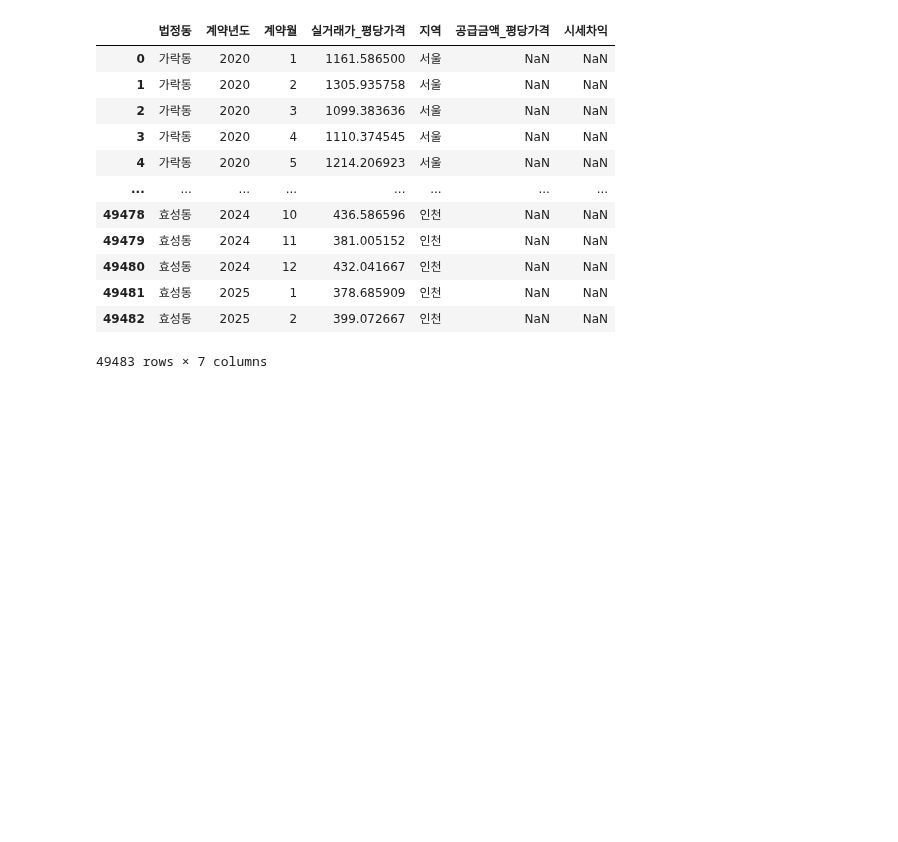
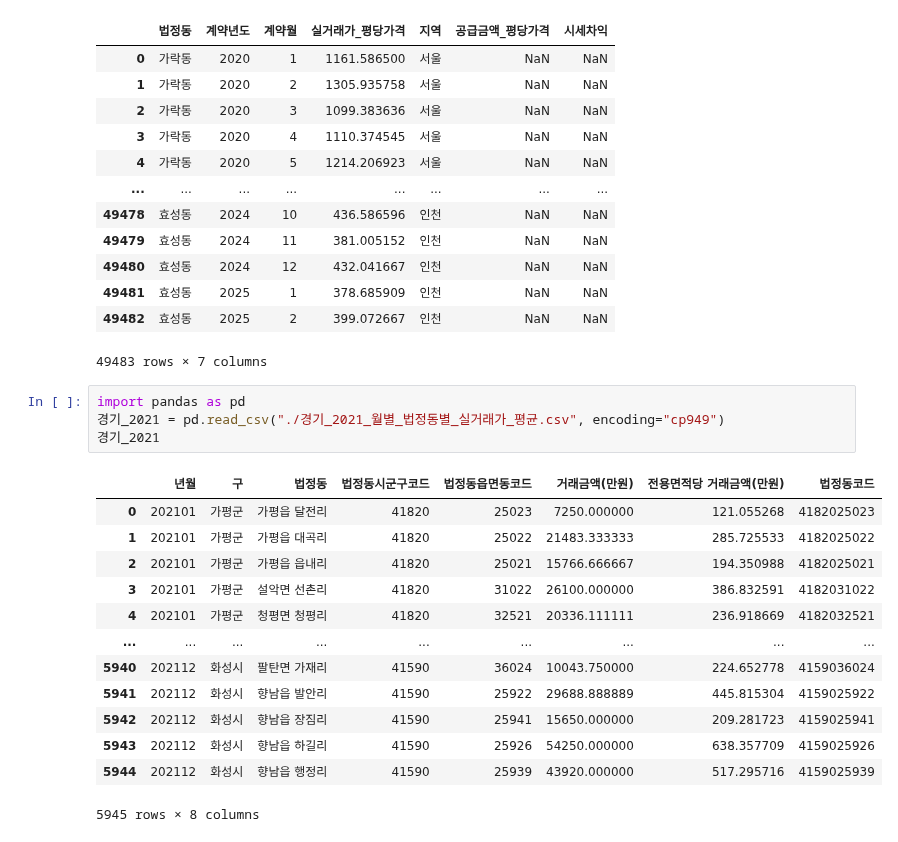
Before and after one commit to choikwangil95/HKToss-MLOps-Proejct, a Jupyter notebook: src/eugene/test.ipynb, the cells around one changed output. Drawn from its saved outputs; the diff is of its cells as text; blank space fills up the shorter version.

```diff
--- a/src/eugene/test.ipynb
+++ b/src/eugene/test.ipynb
@@ -289,3 +289,21 @@ df_price
 | 49481 | 효성동 | 2025 | 1 | 378.685909 | 인천 | NaN | NaN |
 | 49482 | 효성동 | 2025 | 2 | 399.072667 | 인천 | NaN | NaN |
 49483 rows × 7 columns
+# %%
+import pandas as pd
+경기_2021 = pd.read_csv("./경기_2021_월별_법정동별_실거래가_평균.csv", encoding="cp949")
+경기_2021
+# %% [output]
+|  | 년월 | 구 | 법정동 | 법정동시군구코드 | 법정동읍면동코드 | 거래금액(만원) | 전용면적당 거래금액(만원) | 법정동코드 |
+| 0 | 202101 | 가평군 | 가평읍 달전리 | 41820 | 25023 | 7250.000000 | 121.055268 | 4182025023 |
+| 1 | 202101 | 가평군 | 가평읍 대곡리 | 41820 | 25022 | 21483.333333 | 285.725533 | 4182025022 |
+| 2 | 202101 | 가평군 | 가평읍 읍내리 | 41820 | 25021 | 15766.666667 | 194.350988 | 4182025021 |
+| 3 | 202101 | 가평군 | 설악면 선촌리 | 41820 | 31022 | 26100.000000 | 386.832591 | 4182031022 |
+| 4 | 202101 | 가평군 | 청평면 청평리 | 41820 | 32521 | 20336.111111 | 236.918669 | 4182032521 |
+| ... | ... | ... | ... | ... | ... | ... | ... | ... |
+| 5940 | 202112 | 화성시 | 팔탄면 가재리 | 41590 | 36024 | 10043.750000 | 224.652778 | 4159036024 |
+| 5941 | 202112 | 화성시 | 향남읍 발안리 | 41590 | 25922 | 29688.888889 | 445.815304 | 4159025922 |
+| 5942 | 202112 | 화성시 | 향남읍 장짐리 | 41590 | 25941 | 15650.000000 | 209.281723 | 4159025941 |
+| 5943 | 202112 | 화성시 | 향남읍 하길리 | 41590 | 25926 | 54250.000000 | 638.357709 | 4159025926 |
+| 5944 | 202112 | 화성시 | 향남읍 행정리 | 41590 | 25939 | 43920.000000 | 517.295716 | 4159025939 |
+5945 rows × 8 columns
```
Also changed, not shown: 7 other files.
